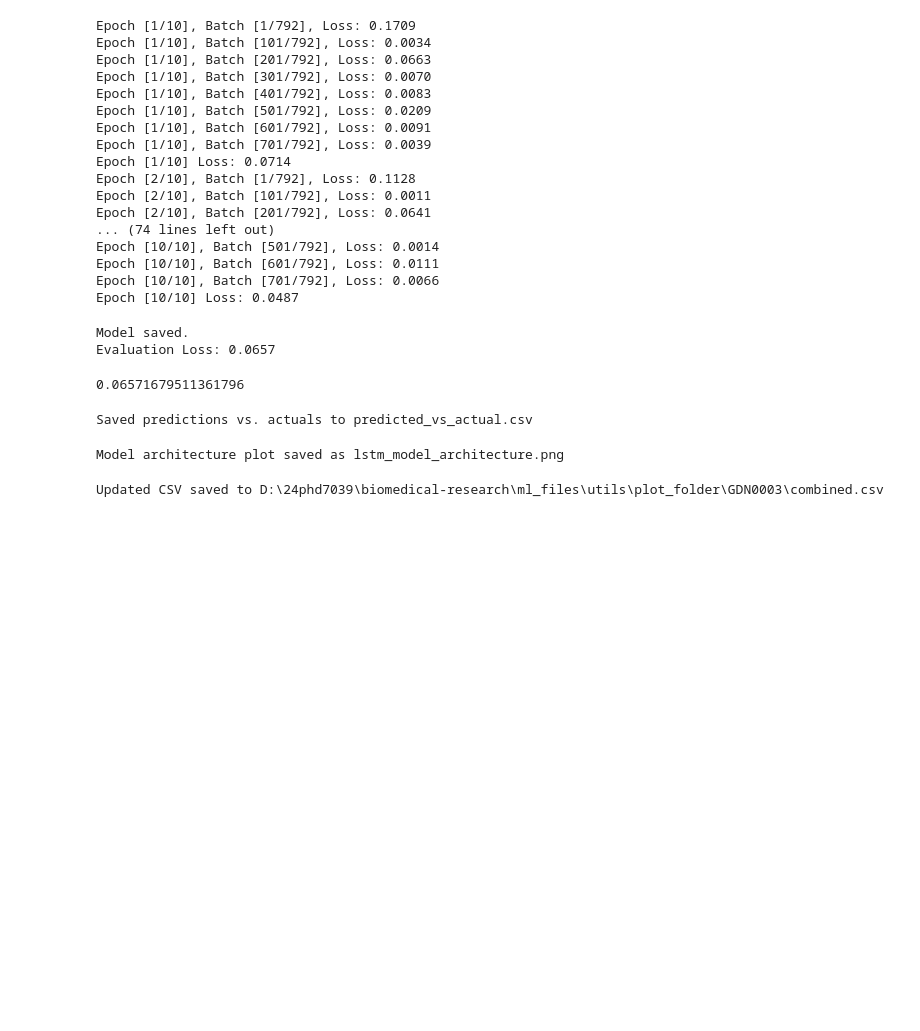
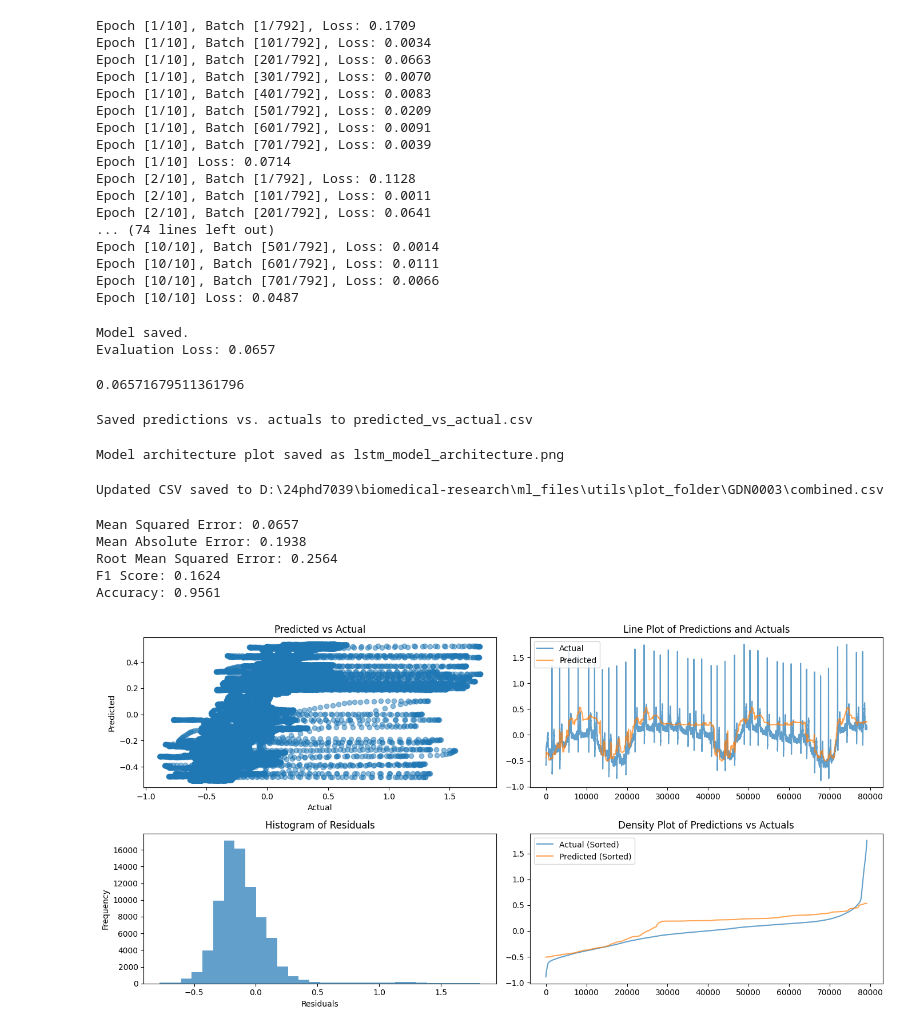
Before and after one commit to AnandRajaM/biomedical-signal-research, a Jupyter notebook: ml_files/models/lstm/lstm_model.ipynb, the cells around one changed output. Drawn from its saved outputs; the diff is of its cells as text; code cells hidden in the pictures; blank space fills up the shorter version.

Commit message:
lstm,resunet,prophet

```diff
--- a/ml_files/models/lstm/lstm_model.ipynb
+++ b/ml_files/models/lstm/lstm_model.ipynb
@@ -239,3 +240,79 @@ output_csv_path = r'updated.csv'
 replace_and_save_predictions(model, original_csv_path, output_csv_path)
 # %% [output]
 Updated CSV saved to D:\24phd7039\biomedical-research\ml_files\utils\plot_folder\GDN0003\combined.csv
+# %%
+import pandas as pd
+import numpy as np
+from sklearn.metrics import mean_squared_error, mean_absolute_error, f1_score, accuracy_score
+import matplotlib.pyplot as plt
+
+# Load the CSV
+csv_path = r'D:\24phd7039\biomedical-research\ml_files\models\lstm\predicted_vs_actual.csv'
+df = pd.read_csv(csv_path)
+
+# Metrics calculation
+predictions = df["Predicted"].values
+actuals = df["Actual"].values
+
+# Define a threshold for classification (optional for regression tasks)
+threshold = 0.5
+predicted_classes = (predictions > threshold).astype(int)
+actual_classes = (actuals > threshold).astype(int)
+
+# Regression Metrics
+mse = mean_squared_error(actuals, predictions)
+mae = mean_absolute_error(actuals, predictions)
+rmse = np.sqrt(mse)
+
+# Classification Metrics (if threshold is applied)
+f1 = f1_score(actual_classes, predicted_classes)
+accuracy = accuracy_score(actual_classes, predicted_classes)
+
+# Print metrics
+print(f"Mean Squared Error: {mse:.4f}")
+print(f"Mean Absolute Error: {mae:.4f}")
+print(f"Root Mean Squared Error: {rmse:.4f}")
+print(f"F1 Score: {f1:.4f}")
+print(f"Accuracy: {accuracy:.4f}")
+
+# Plot graphs
+plt.figure(figsize=(14, 7))
+
+# Scatter plot
+plt.subplot(2, 2, 1)
+plt.scatter(actuals, predictions, alpha=0.5)
+plt.title("Predicted vs Actual")
+plt.xlabel("Actual")
+plt.ylabel("Predicted")
+
+# Line plot
+plt.subplot(2, 2, 2)
+plt.plot(actuals, label="Actual", alpha=0.7)
+plt.plot(predictions, label="Predicted", alpha=0.7)
+plt.legend()
+plt.title("Line Plot of Predictions and Actuals")
+
+# Residuals Histogram
+residuals = actuals - predictions
+plt.subplot(2, 2, 3)
+plt.hist(residuals, bins=30, alpha=0.7)
+plt.title("Histogram of Residuals")
+plt.xlabel("Residuals")
+plt.ylabel("Frequency")
+
+# Density plot
+plt.subplot(2, 2, 4)
+plt.plot(sorted(actuals), label="Actual (Sorted)", alpha=0.7)
+plt.plot(sorted(predictions), label="Predicted (Sorted)", alpha=0.7)
+plt.legend()
+plt.title("Density Plot of Predictions vs Actuals")
+
+plt.tight_layout()
+plt.show()
+# %% [output]
+Mean Squared Error: 0.0657
+Mean Absolute Error: 0.1938
+Root Mean Squared Error: 0.2564
+F1 Score: 0.1624
+Accuracy: 0.9561
+[figure, added]
```
Also changed, not shown: parts of 10 cells of this notebook, 11 other files.
